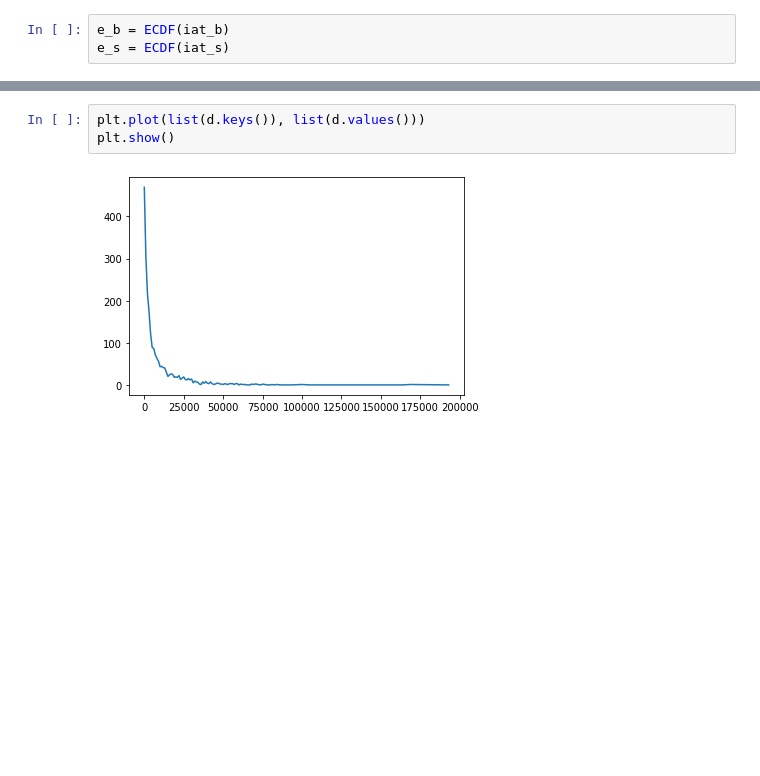
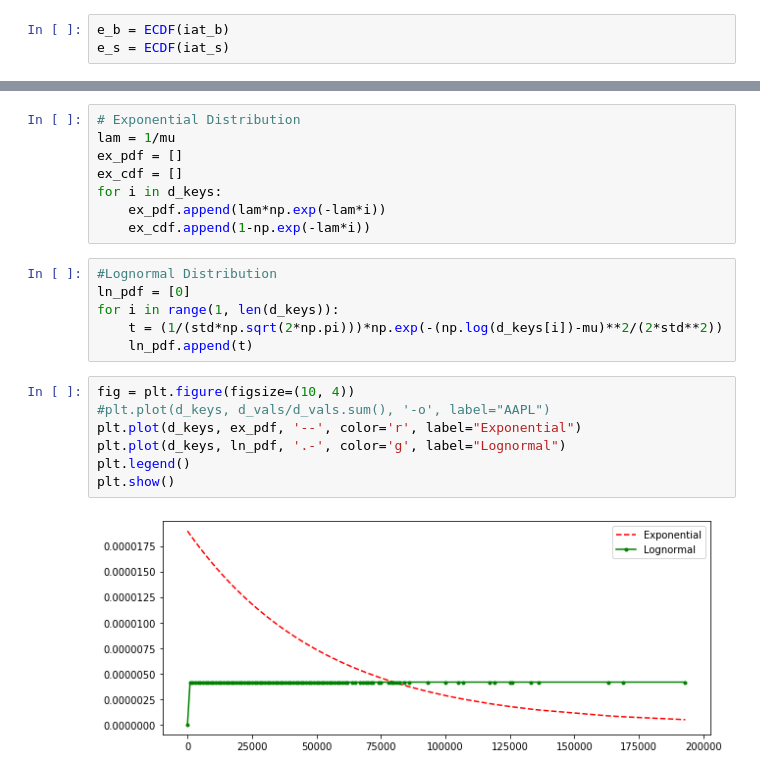
Before and after one commit to RSB-Balaji/SimulatedExchange, a Jupyter notebook: Insights.ipynb, the cells around one changed output, grey strips where cells are left out. Cells and saved outputs as stored; diff of their text form; blank space fills up the shorter version.

```diff
--- a/Insights.ipynb
+++ b/Insights.ipynb
@@ -186,5 +176,23 @@ no = sum(d.values())
-# %%
-plt.plot(list(d.keys()), list(d.values()))
-plt.show()
-# %% [output]
-[figure, removed]
+# %%
+# Exponential Distribution
+lam = 1/mu
+ex_pdf = []
+ex_cdf = []
+for i in d_keys:
+    ex_pdf.append(lam*np.exp(-lam*i))
+    ex_cdf.append(1-np.exp(-lam*i))
+# %%
+#Lognormal Distribution
+ln_pdf = [0]
+for i in range(1, len(d_keys)):
+    t = (1/(std*np.sqrt(2*np.pi)))*np.exp(-(np.log(d_keys[i])-mu)**2/(2*std**2))
+    ln_pdf.append(t)
+# %%
+fig = plt.figure(figsize=(10, 4))
+#plt.plot(d_keys, d_vals/d_vals.sum(), '-o', label="AAPL")
+plt.plot(d_keys, ex_pdf, '--', color='r', label="Exponential")
+plt.plot(d_keys, ln_pdf, '.-', color='g', label="Lognormal")
+plt.legend()
+plt.show()
+# %% [output]
+[figure, added]
```
Also changed, not shown: parts of 8 cells of this notebook.
